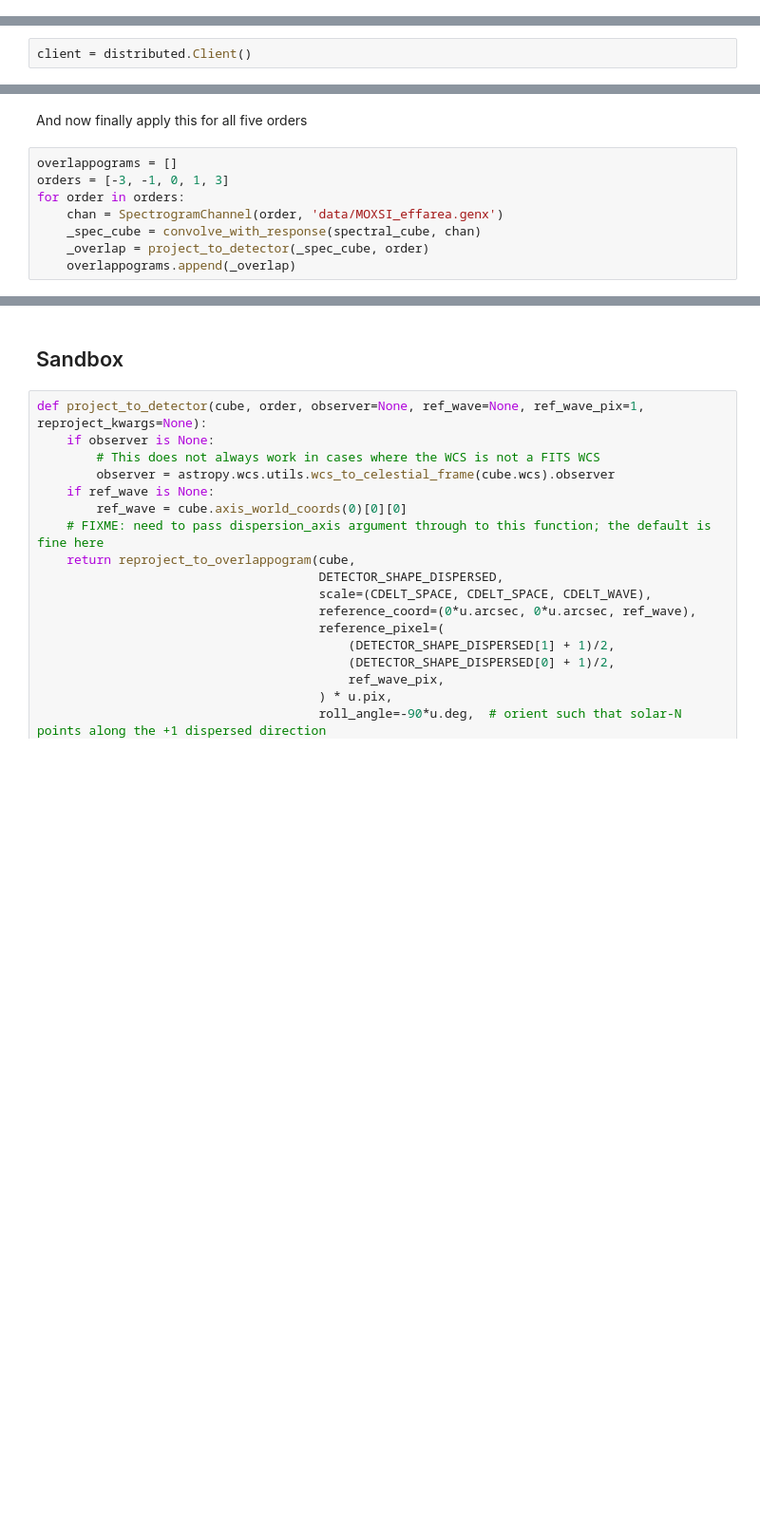
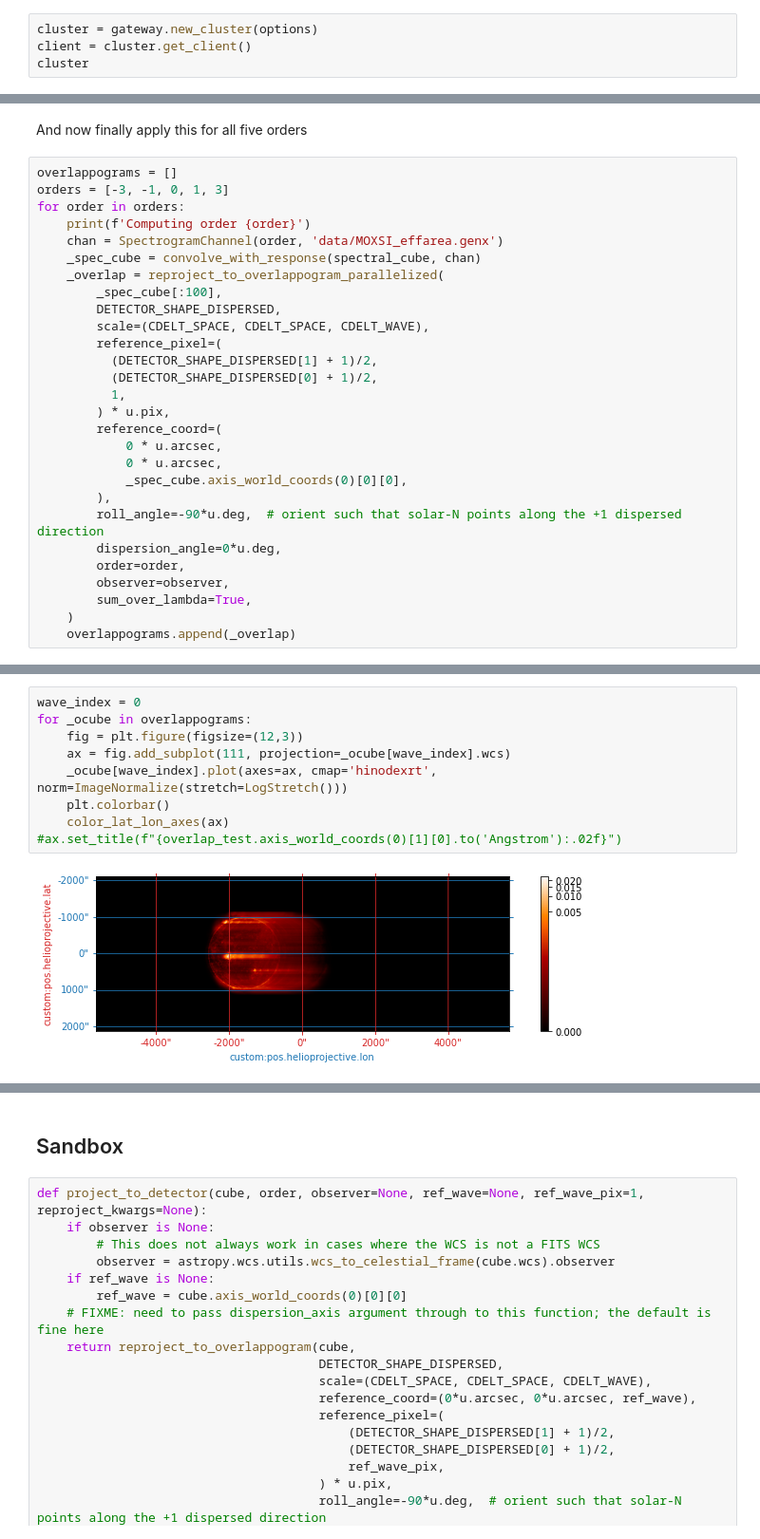
Before and after one commit to wtbarnes/moxsi-science-planning, a Jupyter notebook: simulation_pipeline/sandbox.ipynb, the cells around one changed output, grey strips where cells are left out. Shown at 95% size. Drawn from its saved outputs; the diff is of its cells as text; blank space fills up the shorter version.

```diff
--- a/simulation_pipeline/sandbox.ipynb
+++ b/simulation_pipeline/sandbox.ipynb
@@ -60,0 +80,4 @@ DETECTOR_SHAPE_PINHOLE = (750, 475)
+# %%
+cluster = gateway.new_cluster(options)
+client = cluster.get_client()
+cluster
@@ -197,5 +249,3 @@ reg_model = Model(
     temperature_bin_edges,
     model='hk12'
 )
-# %%
-client = distributed.Client()
@@ -519,8 +589,28 @@ And now finally apply this for all five orders
 overlappograms = []
 orders = [-3, -1, 0, 1, 3]
 for order in orders:
+    print(f'Computing order {order}')
     chan = SpectrogramChannel(order, 'data/MOXSI_effarea.genx')
     _spec_cube = convolve_with_response(spectral_cube, chan)
-    _overlap = project_to_detector(_spec_cube, order)
+    _overlap = reproject_to_overlappogram_parallelized(
+        _spec_cube[:100],
+        DETECTOR_SHAPE_DISPERSED,
+        scale=(CDELT_SPACE, CDELT_SPACE, CDELT_WAVE),
+        reference_pixel=(
+          (DETECTOR_SHAPE_DISPERSED[1] + 1)/2,
+          (DETECTOR_SHAPE_DISPERSED[0] + 1)/2,
+          1,
+        ) * u.pix,
+        reference_coord=(
+            0 * u.arcsec,
+            0 * u.arcsec,
+            _spec_cube.axis_world_coords(0)[0][0],
+        ),
+        roll_angle=-90*u.deg,  # orient such that solar-N points along the +1 dispersed direction
+        dispersion_angle=0*u.deg,
+        order=order,
+        observer=observer,
+        sum_over_lambda=True,
+    )
     overlappograms.append(_overlap)
 # %% [output]
@@ -527,0 +650,11 @@ WARNING: FITSFixedWarning: 'datfix' made the change 'Set MJD-OBS to 59162.750077
+# %%
+wave_index = 0
+for _ocube in overlappograms:
+    fig = plt.figure(figsize=(12,3))
+    ax = fig.add_subplot(111, projection=_ocube[wave_index].wcs)
+    _ocube[wave_index].plot(axes=ax, cmap='hinodexrt', norm=ImageNormalize(stretch=LogStretch()))
+    plt.colorbar()
+    color_lat_lon_axes(ax)
+#ax.set_title(f"{overlap_test.axis_world_coords(0)[1][0].to('Angstrom'):.02f}")
+# %% [output]
+[figure, added]
```
Also changed, not shown: parts of 38 cells of this notebook, 1 other file.
